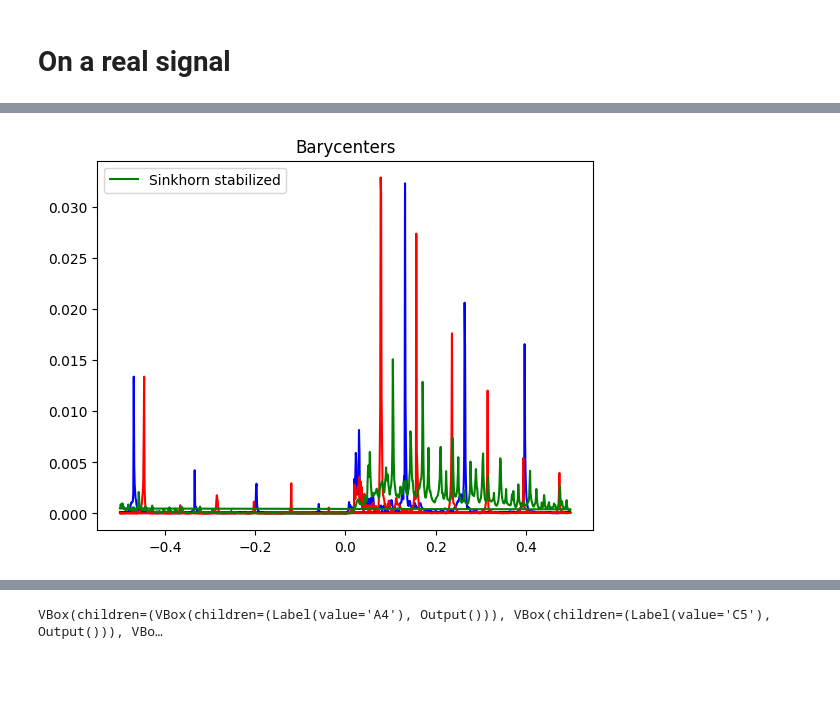
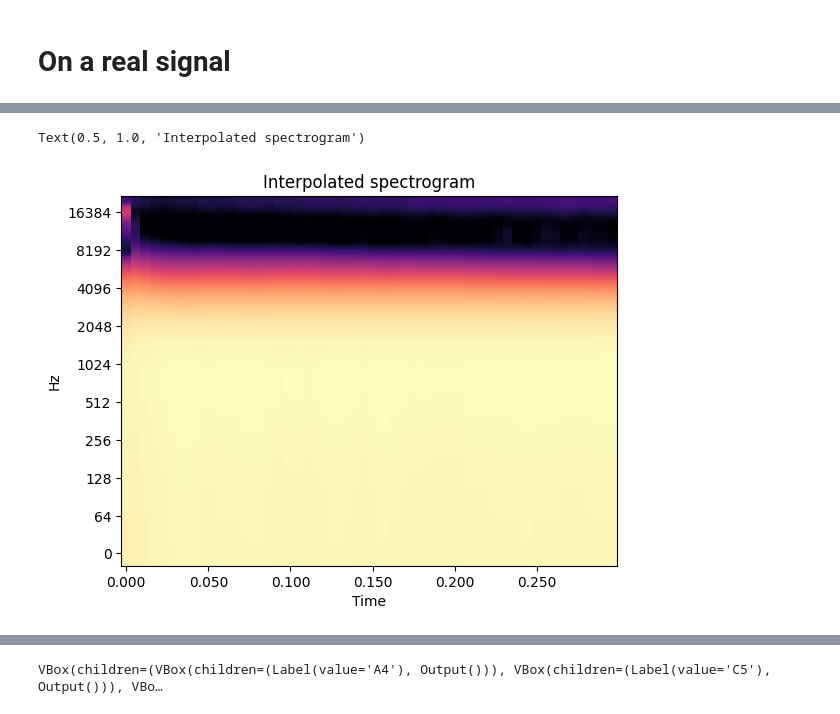
Before and after one commit to zaquastier/audio_1D_transport, a Jupyter notebook: audio_ot_v2.ipynb, the cells around one changed output, grey strips where cells are left out. Cells and saved outputs as stored; diff of their text form; code cells hidden in the pictures; blank space fills up the shorter version.

Commit message:
sinkhorn stabilized working for stft, working is a big word

```diff
--- a/audio_ot_v2.ipynb
+++ b/audio_ot_v2.ipynb
@@ -183,8 +197,8 @@ reg = 1e-2
 bary_pot = ot.bregman.sinkhorn_stabilized(A4_fft, C5_fft, M, reg)
 # %%
 barycenter = np.zeros(dur)
-for i in range(n):
-    for j in range(n):
+for i in range(dur):
+    for j in range(dur):
         index = int((1 - alpha) * i + alpha * j)
         barycenter[index] += bary_pot[i][j]
 
@@ -192,9 +206,11 @@ barycenter /= np.sum(barycenter)
 
 fig, ax = plt.subplots()
 
-ax.plot(x, A4_fft, color="blue")
-ax.plot(x, C5_fft, color="red")
-ax.plot(x, barycenter, color='g', label='Sinkhorn stabilized')
+length = 100
+
+ax.plot(freqs[:length], A4_fft[:length], color="blue")
+ax.plot(freqs[:length], C5_fft[:length], color="red")
+ax.plot(freqs[:length], barycenter[:length], color='g', label='Sinkhorn stabilized')
 ax.set_title('Barycenters')
 
 plt.legend()
@@ -216,3 +232,9 @@ A_signal[-smooth_len:] *= np.flip(smoothing)
 C_signal, _ = librosa.load('C.wav', sr=44100, duration=duration)
 C_signal[:smooth_len] *= smoothing
 C_signal[-smooth_len:] *= np.flip(smoothing)
+
+n_fft = 1024
+A_fft = librosa.stft(A_signal, n_fft=n_fft)
+C_fft = librosa.stft(C_signal, n_fft=n_fft)
+
+freqs = librosa.fft_frequencies(sr=sr, n_fft=n_fft)
@@ -240,25 +283,23 @@ bary_pot = ot.bregman.sinkhorn_stabilized(A4_fft, C5_fft, M, reg)
 # %%
-dur = 1000
+# res = []
 
-barycenter = np.zeros(dur)
-for i in range(dur):
-    for j in range(dur):
-        index = int((1 - alpha) * i + alpha * j)
-        barycenter[index] += bary_pot[i][j]
+# for frame in sinkhorn_stabilized_interpolation:
+#     barycenter = np.zeros(dur)
+#     for i in range(dur):
+#         for j in range(dur):
+#             index = int((1 - alpha) * i + alpha * j)
+#             barycenter[index] += frame[i][j]
 
-barycenter /= np.sum(barycenter)
+#     barycenter /= np.sum(barycenter)
 
+#     res.append(barycenter)
+
+# res = np.array(res).T
+
+res = np.array(sinkhorn_stabilized_interpolation).T
 fig, ax = plt.subplots()
-
-freq = np.fft.fftfreq(dur)
-
-
-ax.plot(freq, A4_fft[:1000], color="blue")
-ax.plot(freq, C5_fft[:1000], color="red")
-ax.plot(freq, barycenter, color='g', label='Sinkhorn stabilized')
-ax.set_title('Barycenters')
-
-plt.legend()
-plt.show()
+img = librosa.display.specshow(librosa.amplitude_to_db(res, ref=np.max), y_axis='log', x_axis='time', ax=ax, sr=sr, n_fft=n_fft, hop_length=n_fft//4)
+ax.set_title('Interpolated spectrogram')
 # %% [output]
+Text(0.5, 1.0, 'Interpolated spectrogram')
-[figure, old version]
+[figure, new version]
```
Also changed, not shown: parts of 11 cells of this notebook.
